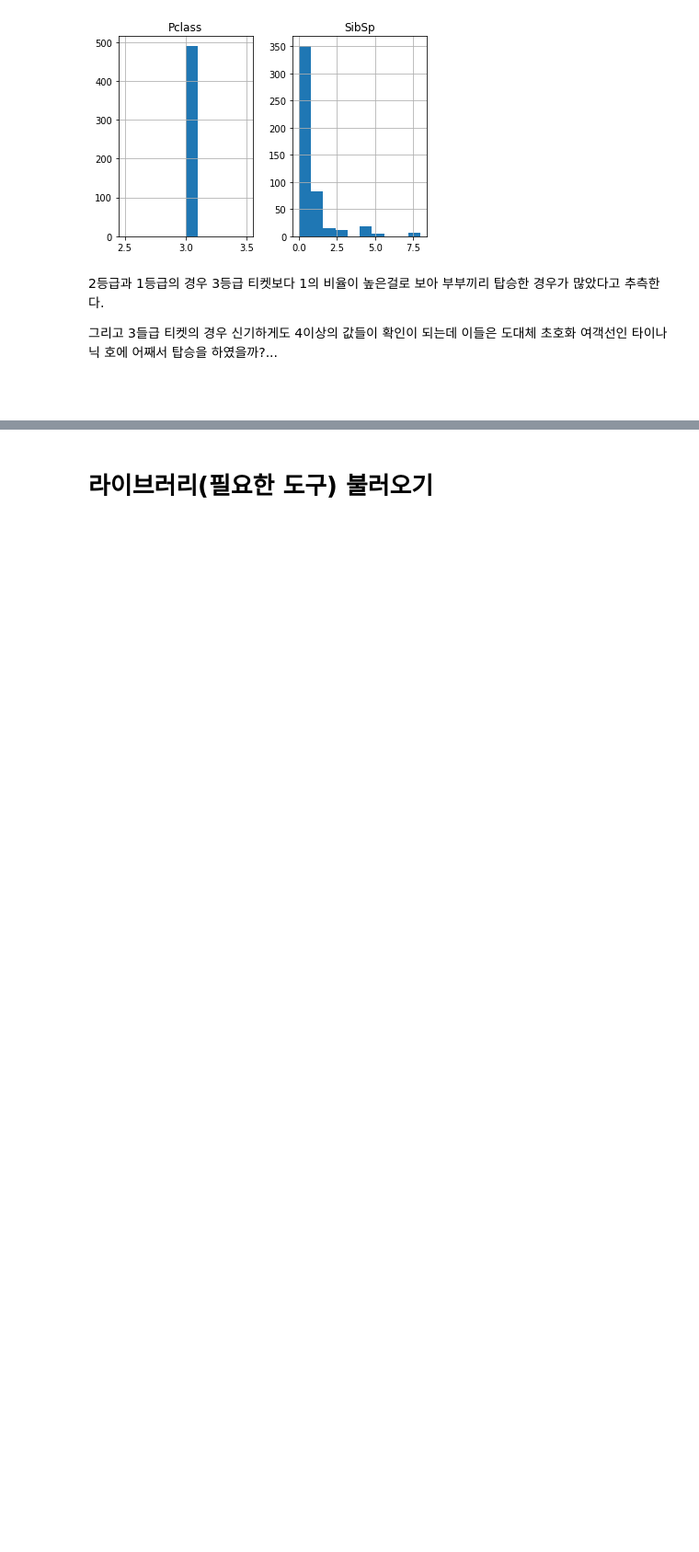
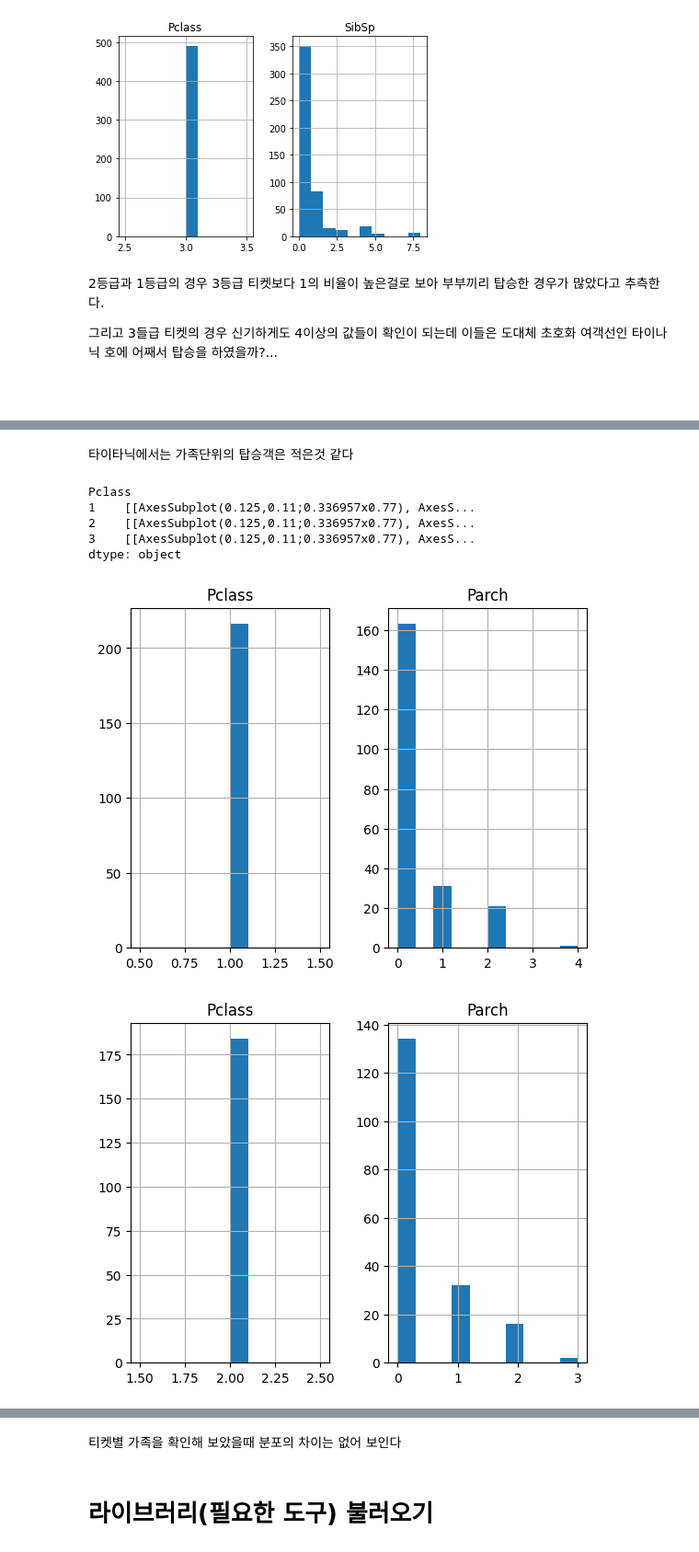
Before and after one commit to sangmandu/2022-DCC, a Jupyter notebook: 타이타닉 생존 예측 대회/EDA+분석.ipynb, the cells around one changed output, grey strips where cells are left out. Shown at 92% size. Saved outputs shown, nothing was run; the diff lists cells and outputs as text; code cells hidden in the pictures; blank space fills up the shorter version.

```diff
--- a/타이타닉 생존 예측 대회/EDA+분석.ipynb
+++ b/타이타닉 생존 예측 대회/EDA+분석.ipynb
@@ -230,0 +238,12 @@ dtype: object
+# %% [markdown]
+타이타닉에서는 가족단위의 탑승객은 적은것 같다
+# %%
+train[["Pclass","Parch"]].groupby('Pclass').hist()
+# %% [output]
+Pclass
+1    [[AxesSubplot(0.125,0.11;0.336957x0.77), AxesS...
+2    [[AxesSubplot(0.125,0.11;0.336957x0.77), AxesS...
+3    [[AxesSubplot(0.125,0.11;0.336957x0.77), AxesS...
+dtype: object
+[figure, added]
+[figure, added]
@@ -231,2 +251,4 @@ dtype: object
+# %% [markdown]
+티켓별 가족을 확인해 보았을때 분포의 차이는 없어 보인다
 # %% [markdown]
 # 라이브러리(필요한 도구) 불러오기
```
Also changed, not shown: parts of 3 cells of this notebook, 1 other file.
